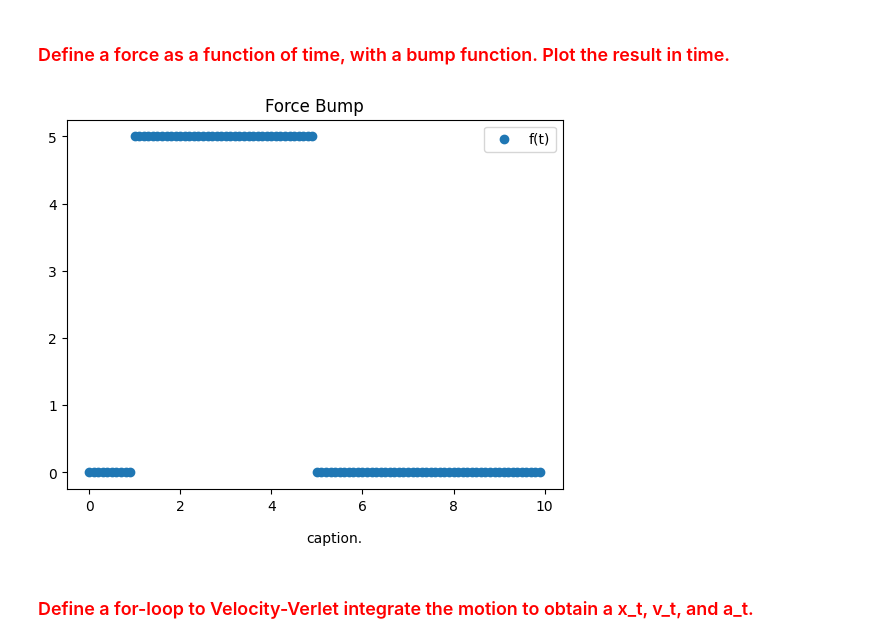
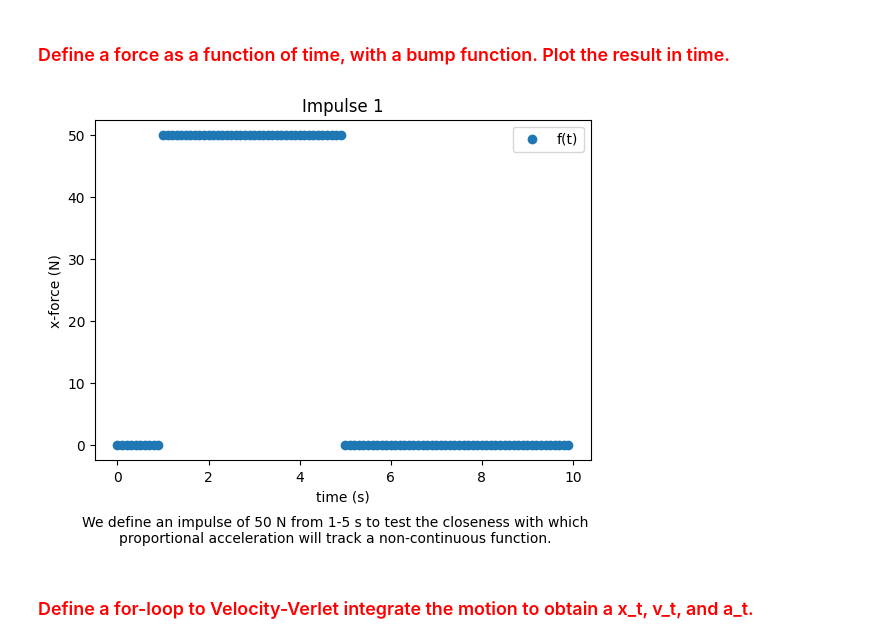
Before and after one commit to CalebAnderson22/PHY122, a Jupyter notebook: N2L_Anderson.ipynb, the cells around one changed output. Drawn from its saved outputs; the diff is of its cells as text; code cells hidden in the pictures.

```diff
--- a/N2L_Anderson.ipynb
+++ b/N2L_Anderson.ipynb
@@ -155,16 +157,21 @@ m    = 5.0 ## kg : mass of your particle
 ###  <font color='Red'> Define a force as a function of time, with a bump function. Plot the result in time. </font>
 # %%
 F_tx          = zeros( (len(T), 3) ) ## initialize an empty (ie zero-filled) 'force-trajectory' array
-F_tx[10:50,:] = 5*array([1.,0.,0.])  ## take entries 10-through-50 and fill-in with given vector/array
+F_tx[10:50,:] = 5*array([10.,0.,0.])  ## take entries 10-through-50 and fill-in with given vector/array
 
 ### plot 0-axis force
 plt.scatter(T, F_tx[:,0], label="f(t)")
+plt.subplots_adjust(bottom=0.17)
 plt.legend(loc="upper right")
-plt.title("Force Bump")
-plt.figtext(0.5, 0, "caption.")
+plt.title("Impulse 1")
+plt.xlabel('time (s)')
+plt.ylabel('x-force (N)')
+caption = "We define an impulse of 50 N from 1-5 s to test the closeness with which proportional acceleration will track a non-continuous function."
+caption_wrapped = textwrap.fill(caption, width=75)
+plt.figtext(0.5, 0, caption_wrapped, ha='center')
 plt.show()
 # %% [output]
-[figure, old version]
+[figure, new version]
 # %% [markdown]
 ###  <font color='Red'> Define a for-loop to Velocity-Verlet integrate the motion to obtain a x_t, v_t, and a_t. </font>
 # %%
```
Also changed, not shown: parts of 12 cells of this notebook.
